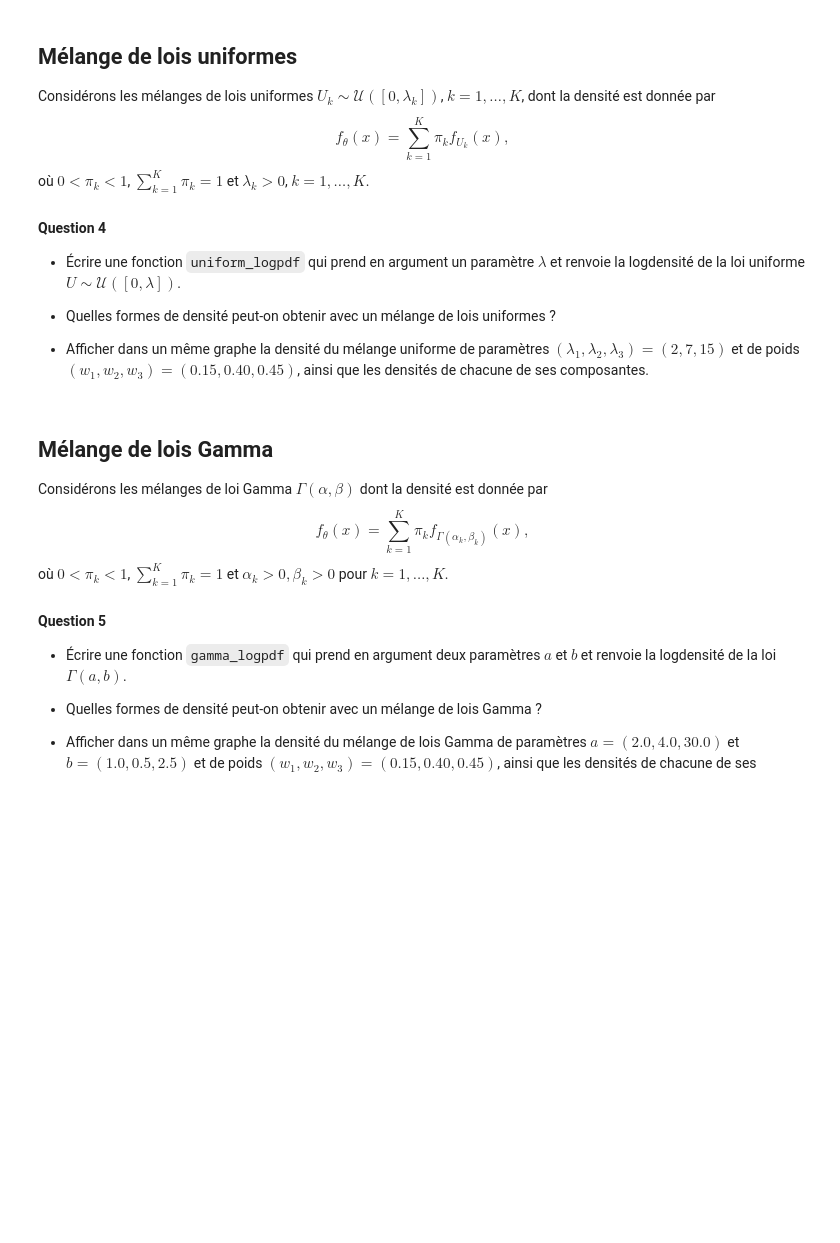
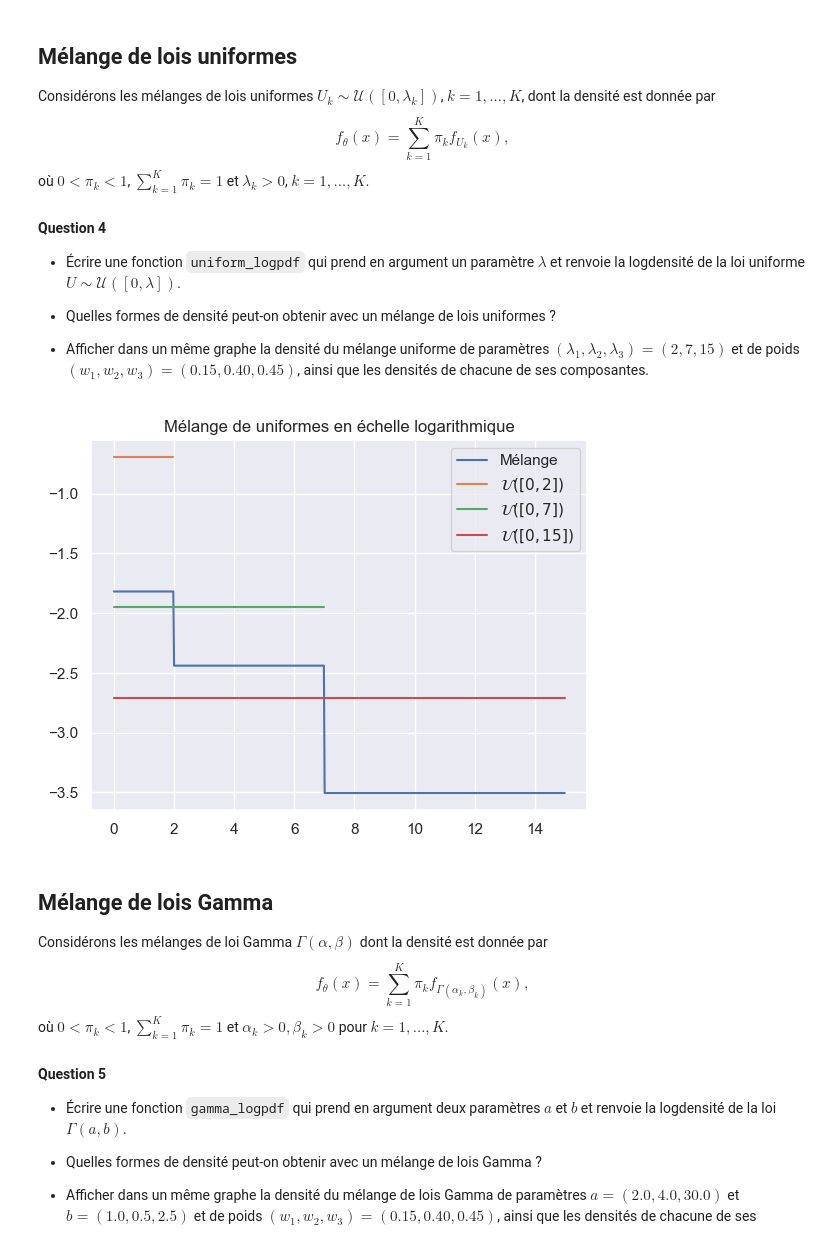
Before and after one commit to PolTibau/Statistique-Computationnelle, a Jupyter notebook: TP/TP6b_mixtures-stud.ipynb, the cells around one changed output. Cells and saved outputs as stored; diff of their text form; code cells hidden in the pictures; blank space fills up the shorter version.

```diff
--- a/TP/TP6b_mixtures-stud.ipynb
+++ b/TP/TP6b_mixtures-stud.ipynb
@@ -94,6 +129,37 @@ où $0<\pi_k<1$, $\sum_{k=1}^K\pi_k=1$ et $\lambda_k>0$, $k=1,\dots,K$.
 - Quelles formes de densité peut-on obtenir avec un mélange de lois uniformes ?
 
 - Afficher dans un même graphe la densité du mélange uniforme de paramètres $(\lambda_1, \lambda_2, \lambda_3) = (2,7,15)$ et de poids $(w_1, w_2, w_3) = (0.15, 0.40,0.45)$, ainsi que les densités de chacune de ses composantes.
+# %%
+def uniform_logpdf(l):
+    #on va obtenir que la densité est constante avec valeur -log(lambda) entre [0,lambda]
+    def f(x):
+        x = np.asarray(x)
+        y = -np.inf*np.ones(len(x))
+        i = (0<x) & (x<l)
+        y[i] = -np.log(l)
+        return y
+    return f
+# %%
+a = uniform_logpdf(2)
+b = uniform_logpdf(7)
+c = uniform_logpdf(15)
+
+w = [0.15, 0.4, 0.45]
+
+M = mixture_logpdf([a,b,c], w)
+X = np.linspace(-5,20,1000)
+
+
+fig, ax = plt.subplots()
+ax.set_title("Mélange de uniformes en échelle logarithmique")
+ax.plot(X, M(X), label="Mélange")
+ax.plot(X, a(X), label="$\\mathcal{U}([0,2])$")
+ax.plot(X, b(X), label="$\\mathcal{U}([0,7])$")
+ax.plot(X, c(X), label="$\\mathcal{U}([0,15])$")
+ax.legend()
+plt.show()
+# %% [output]
+[figure, added]
 # %% [markdown]
 ## Mélange de lois Gamma
 
```
Also changed, not shown: parts of 7 cells of this notebook.
